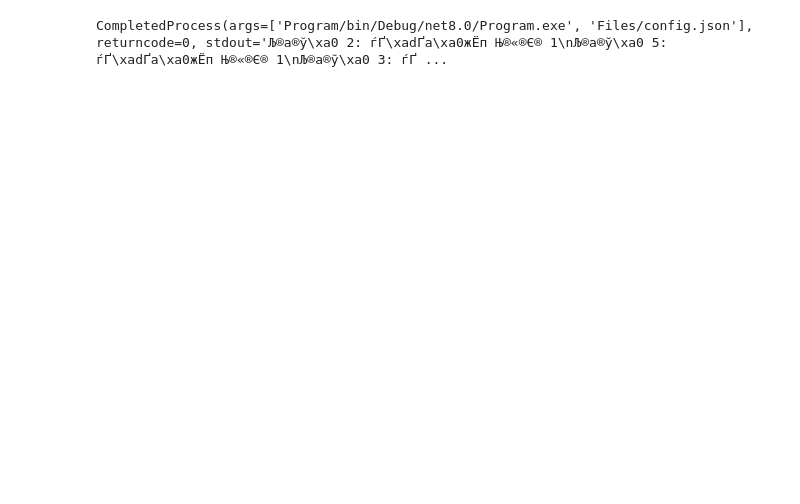
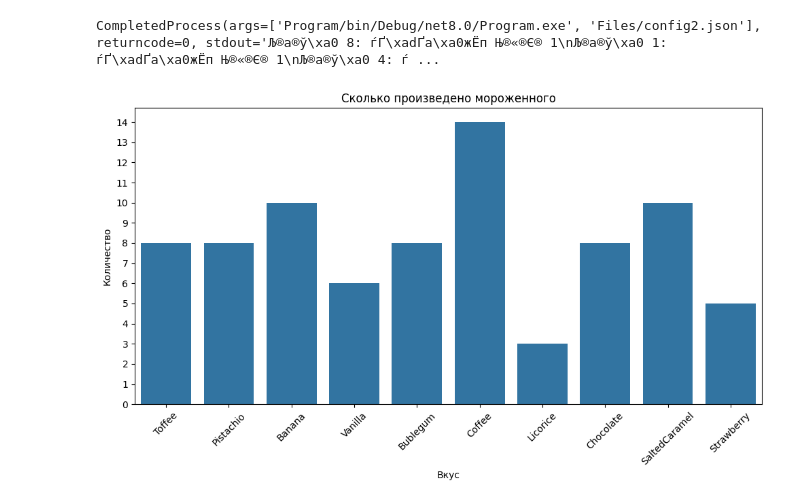
Before and after one commit to kalanimus/PythonLabs, a Jupyter notebook: Lab7/ProgramExecHere.ipynb, the cells around one changed output. Saved outputs shown, nothing was run; the diff lists cells and outputs as text; code cells hidden in the pictures; blank space fills up the shorter version.

```diff
--- a/Lab7/ProgramExecHere.ipynb
+++ b/Lab7/ProgramExecHere.ipynb
@@ -5,9 +5,26 @@ import numpy as np
 import seaborn as sns
 import matplotlib.pyplot as plt
 # %%
-config_path = "Files/config.json"
+config_path = "Files/config2.json"
 program_path = "Program/bin/Debug/net8.0/Program.exe"
 
 subprocess.run([program_path, config_path], capture_output=True, text=True)
 # %% [output]
-CompletedProcess(args=['Program/bin/Debug/net8.0/Program.exe', 'Files/config.json'], returncode=0, stdout='Љ®а®ў\xa0 2: ѓҐ\xadҐа\xa0жЁп Њ®«®Є® 1\nЉ®а®ў\xa0 5: ѓҐ\xadҐа\xa0жЁп Њ®«®Є® 1\nЉ®а®ў\xa0 3: ѓҐ ...
+CompletedProcess(args=['Program/bin/Debug/net8.0/Program.exe', 'Files/config2.json'], returncode=0, stdout='Љ®а®ў\xa0 8: ѓҐ\xadҐа\xa0жЁп Њ®«®Є® 1\nЉ®а®ў\xa0 1: ѓҐ\xadҐа\xa0жЁп Њ®«®Є® 1\nЉ®а®ў\xa0 4: ѓ ...
+# %%
+data = pd.read_csv('Files/iceCreamCount.csv')
+
+plt.figure(figsize=(10, 6))
+sns.barplot(x='Вкус', y='Количество', data=data)
+
+plt.title('Сколько произведено мороженного')
+plt.xlabel('Вкус')
+plt.ylabel('Количество')
+
+plt.gca().set_yticks(range(0, data['Количество'].max() + 1))
+
+plt.xticks(rotation=45)
+plt.tight_layout()
+plt.show()
+# %% [output]
+[figure, added]
```
Also changed, not shown: 42 other files.
